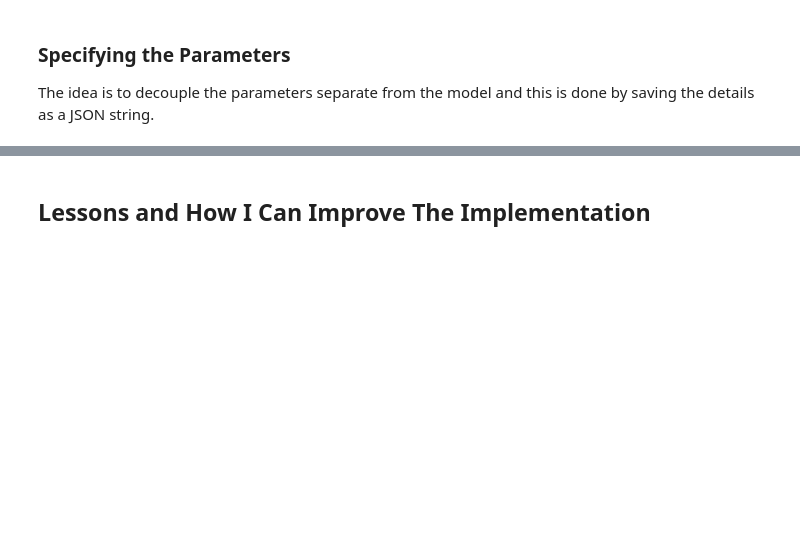
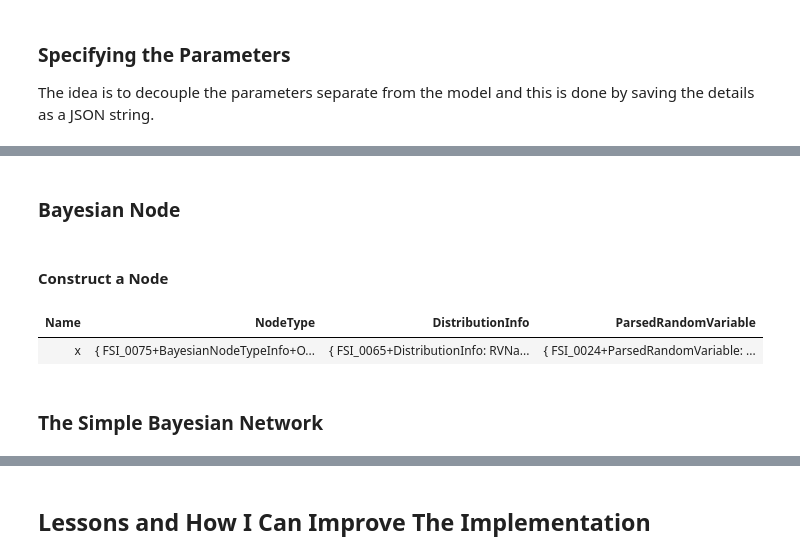
Before and after one commit to NavyaArora201301/Bayesian-Inference-in-FSharp, a Jupyter notebook: BayesianInferenceInF#.ipynb, the cells around one changed output, grey strips where cells are left out. Saved outputs shown, nothing was run; the diff lists cells and outputs as text; code cells hidden in the pictures; blank space fills up the shorter version.

Commit message:
Added the Binomial Distribution and all the code till the end

```diff
--- a/BayesianInferenceInF#.ipynb
+++ b/BayesianInferenceInF#.ipynb
@@ -277,0 +440,2 @@ Sampling from the Exponential Distribution with the λ = Exponential(λ = 2) par
+# %% [markdown]
+### Bayesian Node
@@ -277,0 +469,12 @@ Sampling from the Exponential Distribution with the λ = Exponential(λ = 2) par
+# %% [markdown]
+#### Construct a Node
+# %%
+#!fsharp
+let lineOfModel        = @"x ~ Exponential(lambda) : observed"
+let paramList          = "{Parameters: {lambda : 2, a : 2., b : 2.3 }, observed : [1,2,3,55]}"
+BayesianNode.ConstructNode (parseLineOfModel lineOfModel) (deserializeParameters paramList)
+# %% [output]
+| Name | NodeType | DistributionInfo | ParsedRandomVariable |
+| x | { FSI_0075+BayesianNodeTypeInfo+O... | { FSI_0065+DistributionInfo: RVNa... | { FSI_0024+ParsedRandomVariable: ... |
+# %% [markdown]
+### The Simple Bayesian Network
```
Also changed, not shown: parts of 29 cells of this notebook.
